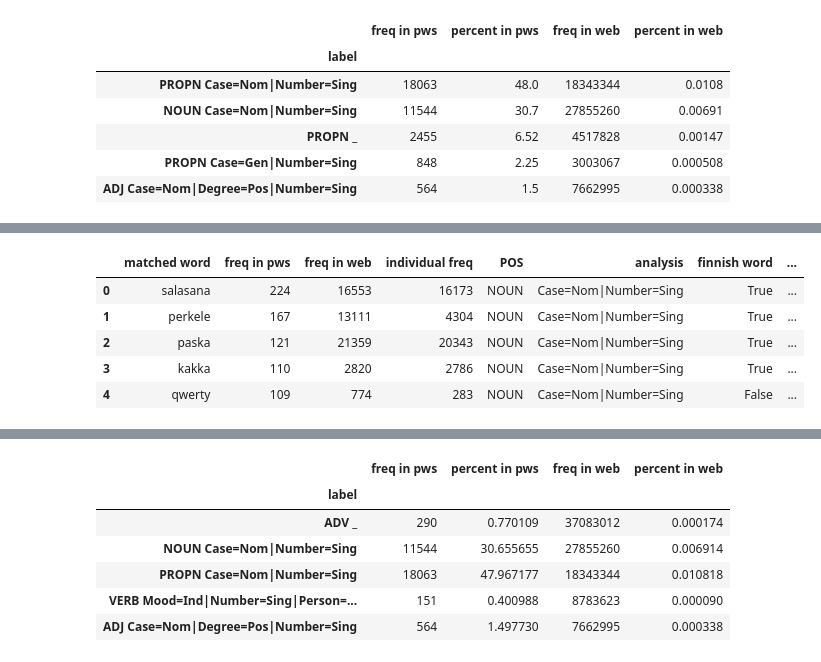
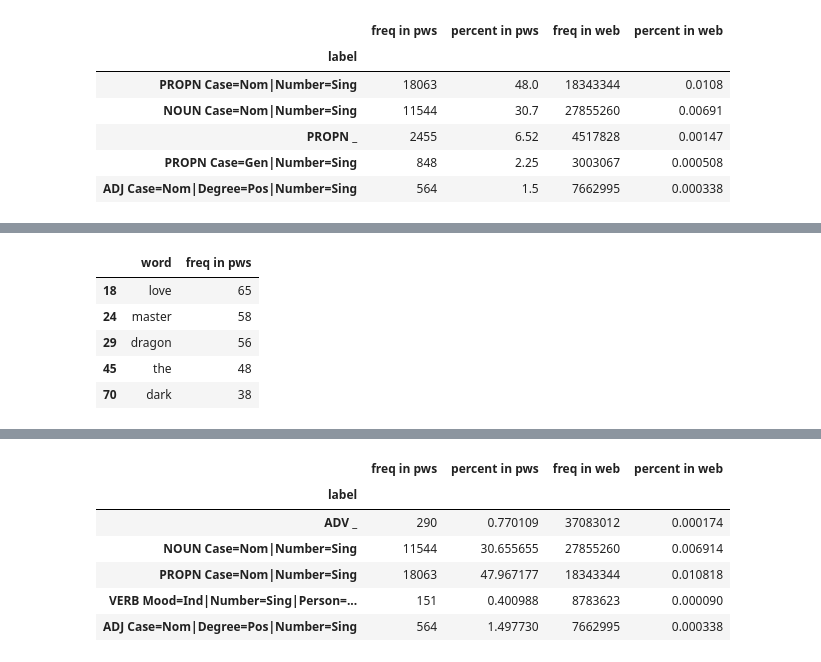
Before and after one commit to elmasyr/pw, a Jupyter notebook: PW_pivot_78k.ipynb, the cells around one changed output, grey strips where cells are left out. Saved outputs shown, nothing was run; the diff lists cells and outputs as text; code cells hidden in the pictures.

```diff
--- a/PW_pivot_78k.ipynb
+++ b/PW_pivot_78k.ipynb
@@ -40,0 +37,2 @@ df.head()
+# %%
+df = df.rename(columns={'matched word': 'word', 'finnish word': 'Finnish word', 'finnish name': 'Finnish name'})
@@ -121,9 +326,9 @@ dfa.head()
 # %%
-df.sort_values(['freq in pws'],ascending=False).head()
+df[['word','freq in pws']][df['label']=='PROPN _'].sort_values(['freq in pws'],ascending=False).head()
 # %% [output]
-|  | matched word | freq in pws | freq in web | individual freq | POS | analysis | finnish word | ... |
-| 0 | salasana | 224 | 16553 | 16173 | NOUN | Case=Nom|Number=Sing | True | ... |
-| 1 | perkele | 167 | 13111 | 4304 | NOUN | Case=Nom|Number=Sing | True | ... |
-| 2 | paska | 121 | 21359 | 20343 | NOUN | Case=Nom|Number=Sing | True | ... |
-| 3 | kakka | 110 | 2820 | 2786 | NOUN | Case=Nom|Number=Sing | True | ... |
-| 4 | qwerty | 109 | 774 | 283 | NOUN | Case=Nom|Number=Sing | False | ... |
+|  | word | freq in pws |
+| 18 | love | 65 |
+| 24 | master | 58 |
+| 29 | dragon | 56 |
+| 45 | the | 48 |
+| 70 | dark | 38 |
```
Also changed, not shown: parts of 54 cells of this notebook, 2 other files.
